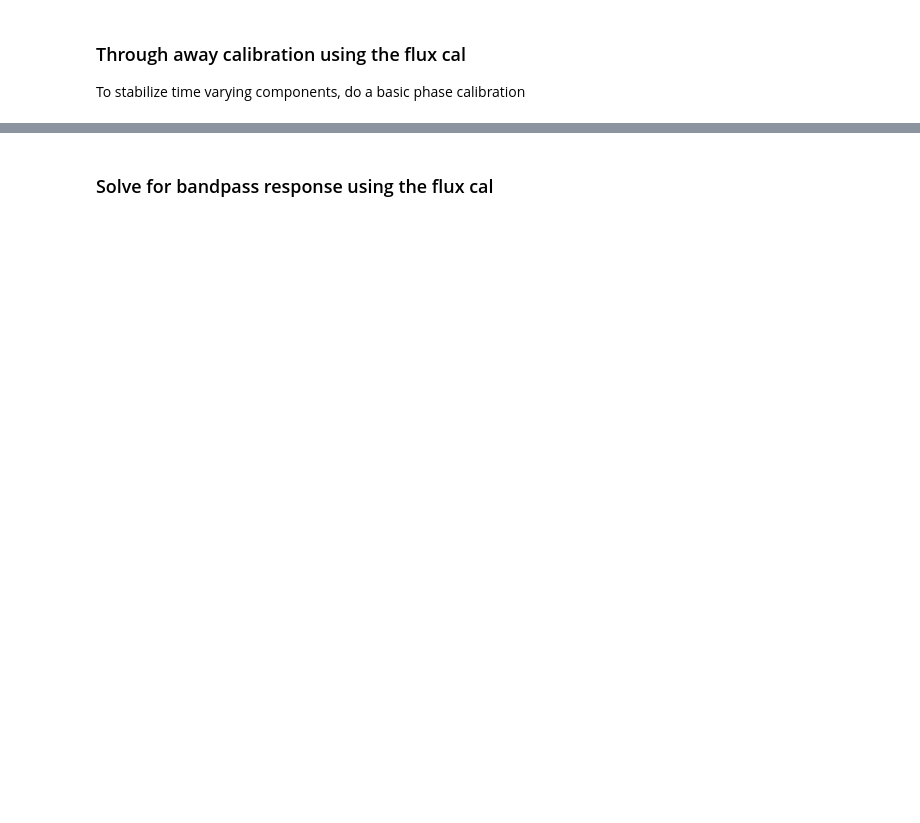
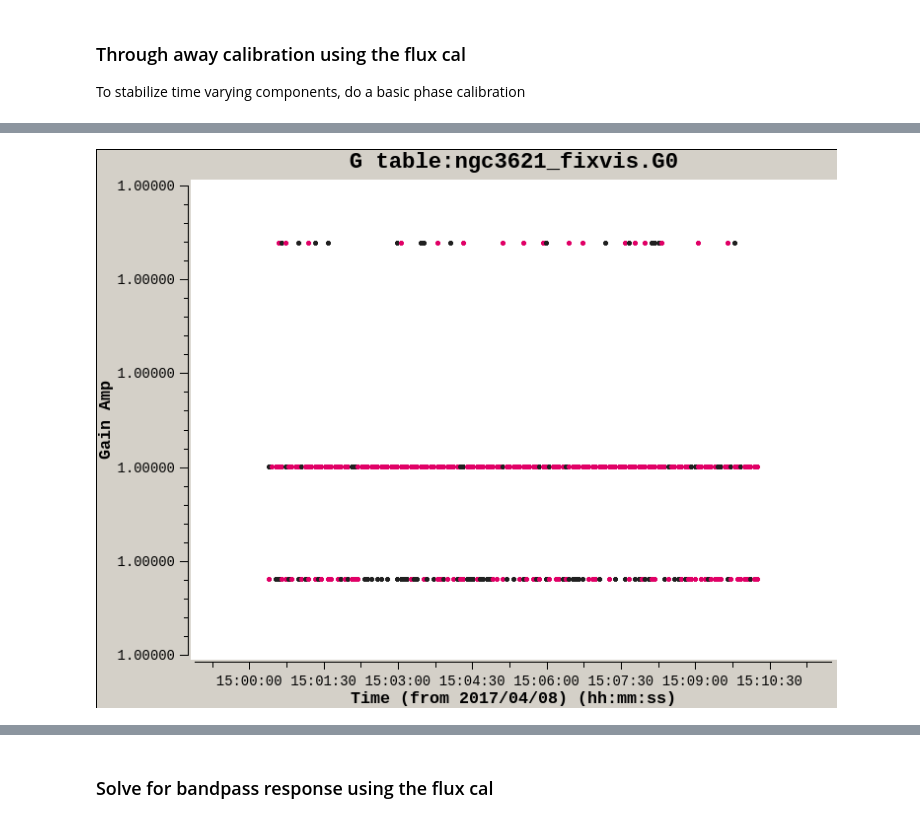
Before and after one commit to ska-sa/ARIWS-Cookbook, a Jupyter notebook: 2-Flagging_and_calibration/Basic_calibration_recipe.ipynb, the cells around one changed output, grey strips where cells are left out. Saved outputs shown, nothing was run; the diff lists cells and outputs as text; code cells hidden in the pictures; blank space fills up the shorter version.

```diff
--- a/2-Flagging_and_calibration/Basic_calibration_recipe.ipynb
+++ b/2-Flagging_and_calibration/Basic_calibration_recipe.ipynb
@@ -99,0 +236,14 @@ plotcal(caltable=gtable0,
+# %%
+plotms(vis=gtable0,
+       xaxis='time',
+       yaxis='gainamp',
+       title=f'G table:{gtable0}',
+       coloraxis='corr',
+       showgui=False,
+       plotfile='mkat_gaincal.png',
+       overwrite=True,
+       clearplots=True,
+       )
+Image('mkat_gaincal.png', height=500)
+# %% [output]
+[figure, added]
```
Also changed, not shown: parts of 58 cells of this notebook.
